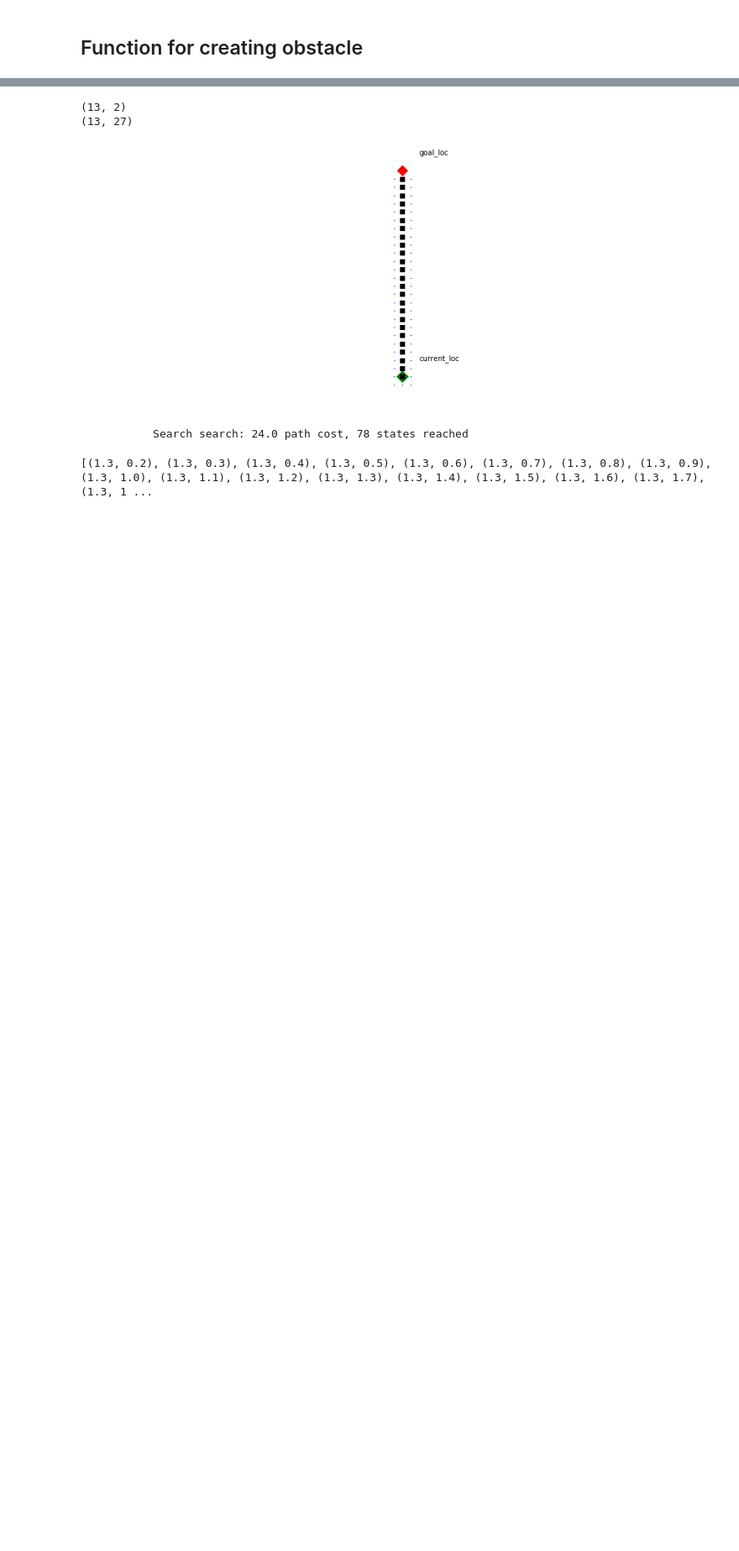
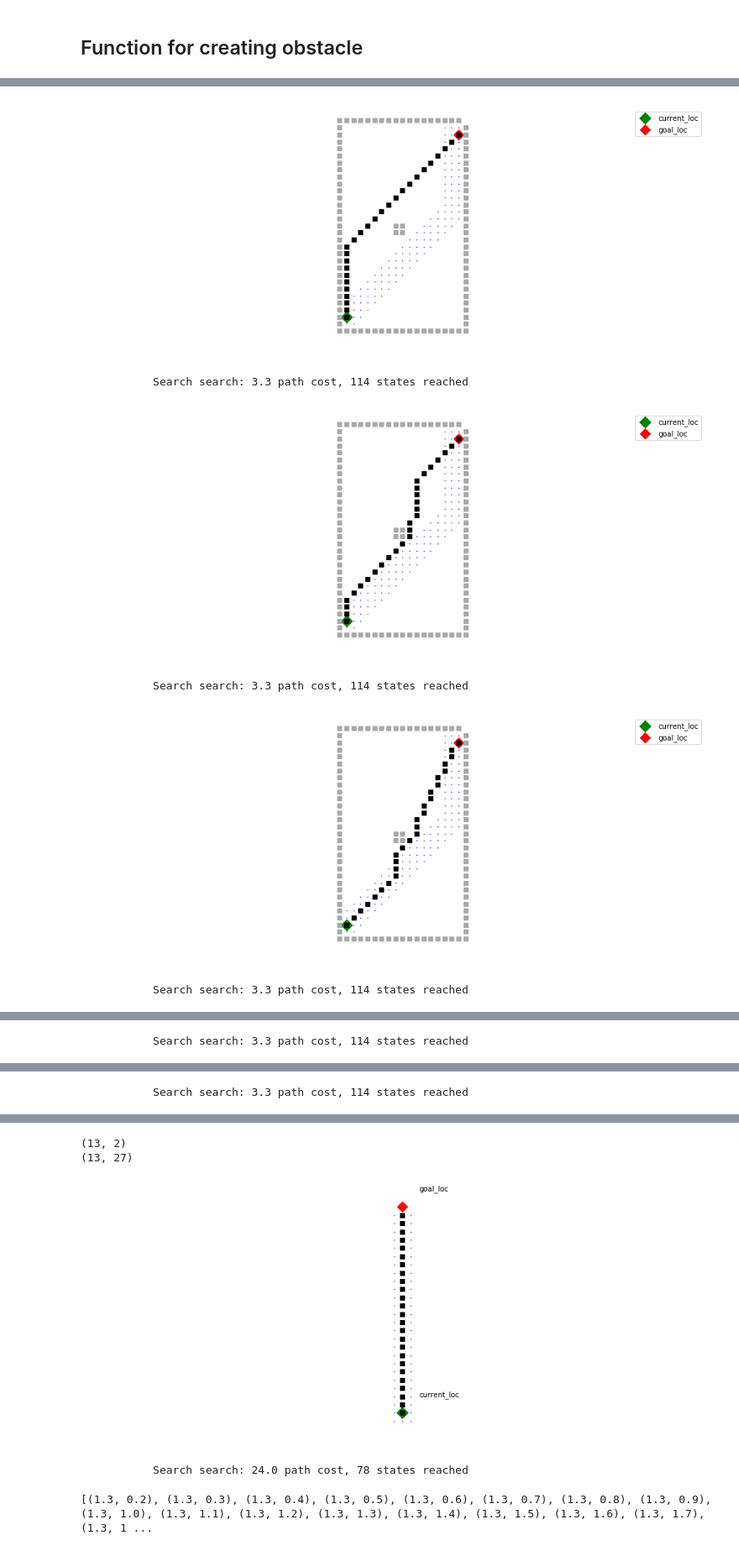
Before and after one commit to OpenPPAT/hcc-2019-lab3, a Jupyter notebook: topic1_astar_path_planning.ipynb, the cells around one changed output, grey strips where cells are left out. Shown at 84% size. Saved outputs shown, nothing was run; the diff lists cells and outputs as text; code cells hidden in the pictures; blank space fills up the shorter version.

```diff
--- a/topic1_astar_path_planning.ipynb
+++ b/topic1_astar_path_planning.ipynb
@@ -99,20 +115,21 @@ class PriorityQueue:
 # %%
 def best_first_search(problem, f):
-    "Search nodes with minimum f(node) value first."
+    "Search nodes with minimum f(node) value first; make `reached` global."
+    global reached # <<<<<<<<<<< Only change here
     frontier = PriorityQueue([Node(problem.initial)], key=f)
     reached = {}
-    while frontier:
+    while len(frontier) != 0:
         node = frontier.pop()
         if problem.is_goal(node.state):
             return node
         for child in expand(problem, node):
             s = child.state
-            if s not in reached or child.path_cost < reached[s].path_cost:
+            if (s not in reached) or (child.path_cost < reached[s].path_cost):
                 reached[s] = child
                 frontier.add(child)
     return failure
 
-
+# It is also popular to Dijkstra's algorithm
 def uniform_cost_search(problem):
     "Search nodes with minimum  path cost first."
     return best_first_search(problem, f=lambda node: node.path_cost)
@@ -128,6 +145,11 @@ def weighted_astar_search(problem, weight=1.4, h=None):
     """Search nodes with minimum f(n) = g(n) + h(n)."""
     h = h or problem.h
     return best_first_search(problem, f=lambda node: node.path_cost + weight * h(node))
+
+def greedy_best_first_search(problem, h=None):
+    """Search nodes with minimum h(n)."""
+    h = h or problem.h
+    return best_first_search(problem, f=h)
 # %% [markdown]
 ## 1-4. Grid Problem
 # %%
@@ -296,0 +296,21 @@ plot_grid_problem(d1, astar_search(d1), reached)
+# %%
+# Test algorithm
+gp1 = GridProblem(initial=(0.15, 0.2), obstacles=fixed_map())
+sol1 = breadth_first_search(gp1)
+sol2 = uniform_cost_search(gp1)
+sol3 = astar_search(gp1)
+sol4 = weighted_astar_search(gp1)
+sol5 = greedy_best_first_search(gp1)
+
+plot_grid_problem(gp1, sol1, reached)
+plot_grid_problem(gp1, sol2, reached)
+plot_grid_problem(gp1, sol3, reached)
+plot_grid_problem(gp1, sol4, reached)
+plot_grid_problem(gp1, sol5, reached)
+# %% [output]
+[figure, added]
+           Search search: 3.3 path cost, 114 states reached
+[figure, added]
+           Search search: 3.3 path cost, 114 states reached
+[figure, added]
+           Search search: 3.3 path cost, 114 states reached
@@ -296,0 +318 @@ plot_grid_problem(d1, astar_search(d1), reached)
+           Search search: 3.3 path cost, 114 states reached
@@ -297,3 +320,4 @@ plot_grid_problem(d1, astar_search(d1), reached)
+           Search search: 3.3 path cost, 114 states reached
 # %% [markdown]
 <font color="red">
 
```
Also changed, not shown: parts of 11 cells of this notebook.
